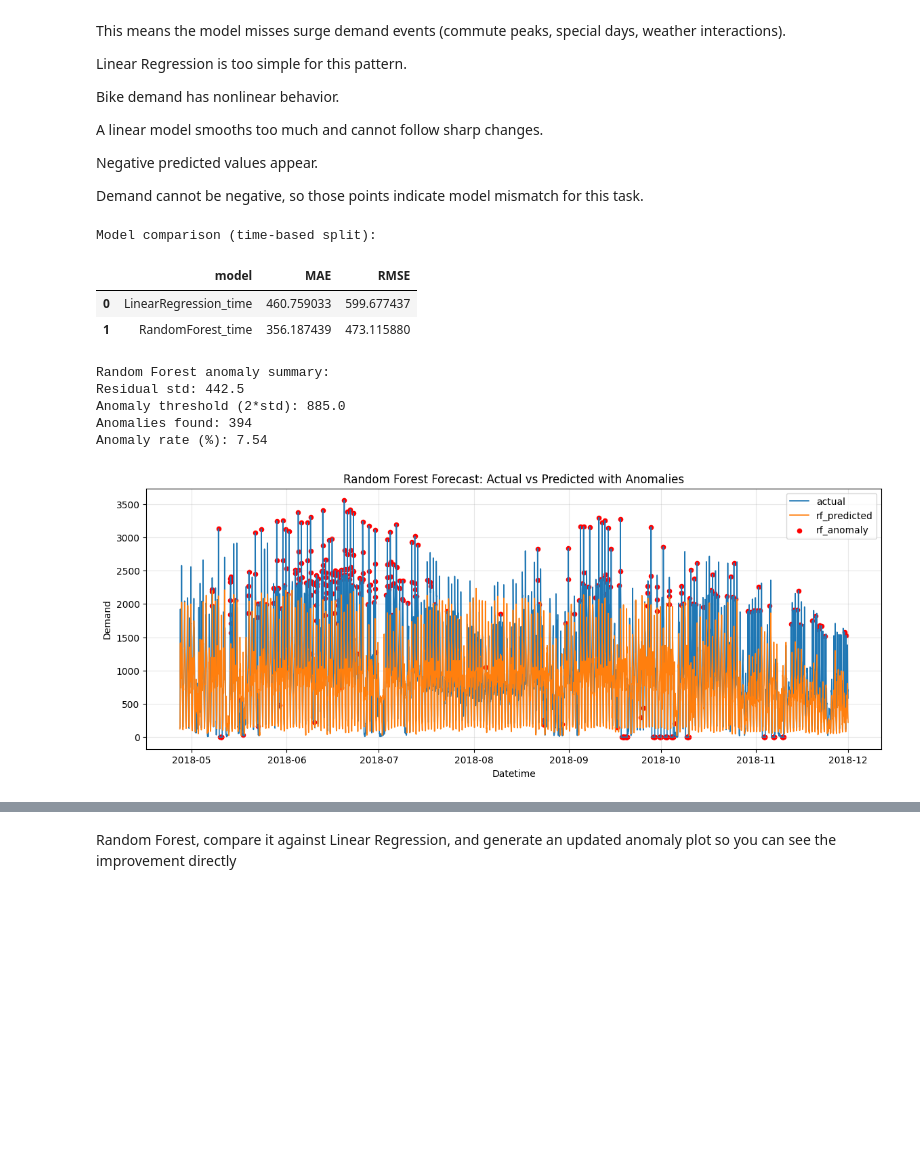
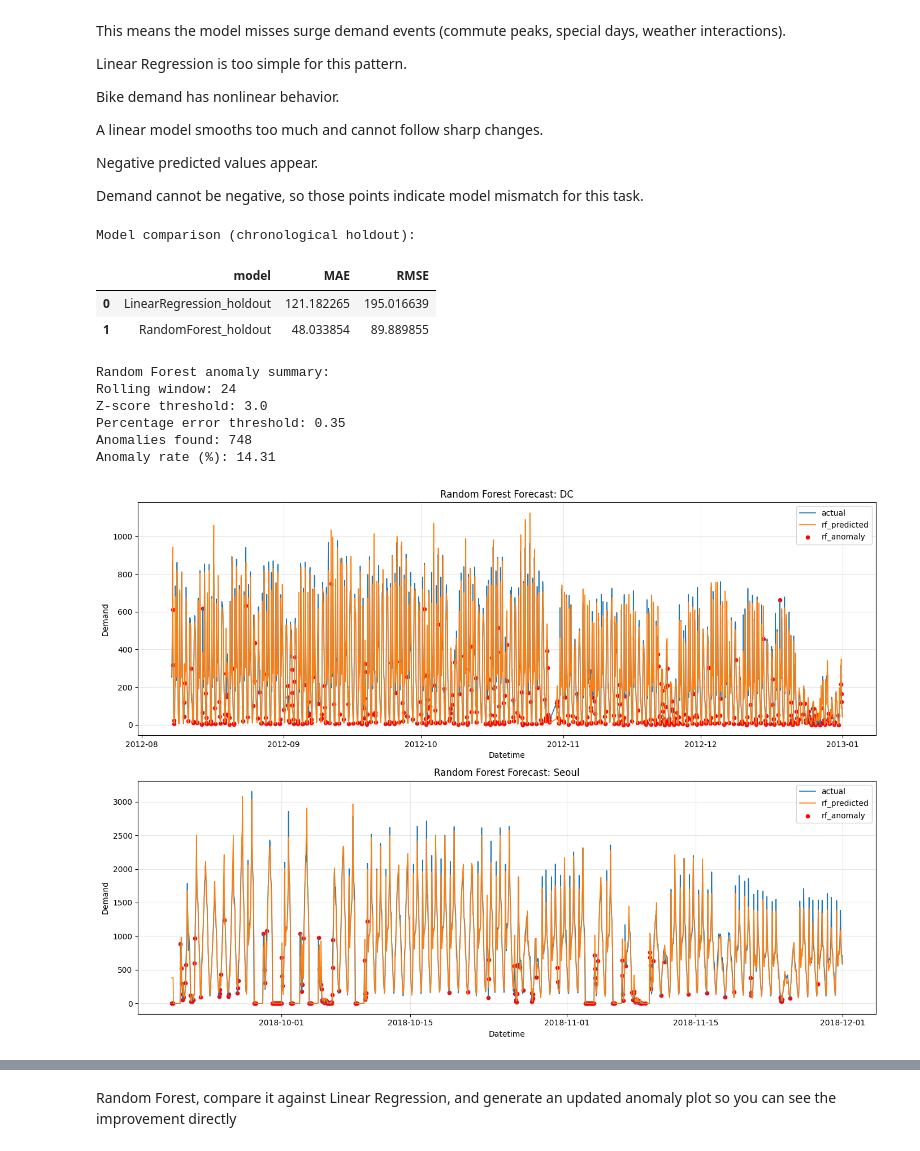
Before and after one commit to clickcafence/Data-Science, a Jupyter notebook: main.ipynb, the cells around one changed output, grey strips where cells are left out. Cells and saved outputs as stored; diff of their text form; code cells hidden in the pictures; blank space fills up the shorter version.

```diff
--- a/main.ipynb
+++ b/main.ipynb
@@ -670,7 +773,7 @@ Demand cannot be negative, so those points indicate model mismatch for this task
 
 from sklearn.ensemble import RandomForestRegressor
 
-# Train on the same time-based split used before
+# Train on the same leakage-free chronological holdout used before.
 rf_model = RandomForestRegressor(
     n_estimators=300,
     max_depth=18,
@@ -688,58 +791,80 @@ rf_mae_t = mean_absolute_error(y_test_t, rf_pred_t)
 rf_rmse_t = mean_squared_error(y_test_t, rf_pred_t) ** 0.5
 
 model_compare_df = pd.DataFrame({
-    "model": ["LinearRegression_time", "RandomForest_time"],
+    "model": ["LinearRegression_holdout", "RandomForest_holdout"],
     "MAE": [mae_t, rf_mae_t],
     "RMSE": [rmse_t, rf_rmse_t],
 })
-print("Model comparison (time-based split):")
+print("Model comparison (chronological holdout):")
 display(model_compare_df)
 
 # Residual anomalies for Random Forest
-rf_eval_df = time_df.iloc[split_idx:].copy()
+rf_eval_df = test_df.sort_values(["city", "datetime"]).reset_index(drop=True).copy()
+if len(rf_eval_df) != len(rf_pred_t):
+    eval_len = min(len(rf_eval_df), len(rf_pred_t))
+    print(f"Length mismatch detected in RF anomaly frame; trimming to {eval_len} rows.")
+    rf_eval_df = rf_eval_df.iloc[:eval_len].copy()
+    rf_pred_t = rf_pred_t[:eval_len]
+
 rf_eval_df["predicted_demand"] = rf_pred_t
 rf_eval_df["residual"] = rf_eval_df["demand"] - rf_eval_df["predicted_demand"]
 rf_eval_df["abs_residual"] = rf_eval_df["residual"].abs()
 
-rf_resid_std = rf_eval_df["residual"].std()
-rf_threshold = 2 * rf_resid_std
-rf_eval_df["is_anomaly"] = rf_eval_df["abs_residual"] > rf_threshold
+rf_eval_df["rolling_mean_demand"] = rf_eval_df["demand"].rolling(window=24, min_periods=6).mean()
+rf_eval_df["rolling_std_demand"] = rf_eval_df["demand"].rolling(window=24, min_periods=6).std()
+rf_eval_df["rolling_std_demand"] = rf_eval_df["rolling_std_demand"].replace(0, np.nan)
+rf_eval_df["rolling_z_score"] = (rf_eval_df["residual"] / rf_eval_df["rolling_std_demand"]).abs()
+rf_eval_df["pct_error"] = (rf_eval_df["abs_residual"] / rf_eval_df["demand"].clip(lower=1)).abs()
+
+rf_z_threshold = 3.0
+rf_pct_threshold = 0.35
+rf_eval_df["is_anomaly"] = (rf_eval_df["rolling_z_score"] > rf_z_threshold) | (rf_eval_df["pct_error"] > rf_pct_threshold)
 
 rf_eval_df["anomaly_type"] = "normal"
 rf_eval_df.loc[(rf_eval_df["is_anomaly"]) & (rf_eval_df["residual"] > 0), "anomaly_type"] = "unexpected_spike"
 rf_eval_df.loc[(rf_eval_df["is_anomaly"]) & (rf_eval_df["residual"] < 0), "anomaly_type"] = "unexpected_drop"
 
 print("\nRandom Forest anomaly summary:")
-print("Residual std:", round(rf_resid_std, 3))
-print("Anomaly threshold (2*std):", round(rf_threshold, 3))
+print("Rolling window:", 24)
+print("Z-score threshold:", rf_z_threshold)
+print("Percentage error threshold:", rf_pct_threshold)
 print("Anomalies found:", int(rf_eval_df["is_anomaly"].sum()))
 print("Anomaly rate (%):", round(100 * rf_eval_df["is_anomaly"].mean(), 2))
 
-# Plot RF actual vs predicted with anomalies
-plt.figure(figsize=(14, 5))
-plt.plot(rf_eval_df["datetime"], rf_eval_df["demand"], label="actual", linewidth=1.2)
-plt.plot(rf_eval_df["datetime"], rf_eval_df["predicted_demand"], label="rf_predicted", linewidth=1.2)
-rf_anoms = rf_eval_df[rf_eval_df["is_anomaly"]]
-plt.scatter(rf_anoms["datetime"], rf_anoms["demand"], color="red", s=20, label="rf_anomaly")
-plt.title("Random Forest Forecast: Actual vs Predicted with Anomalies")
-plt.xlabel("Datetime")
-plt.ylabel("Demand")
-plt.legend()
-plt.grid(alpha=0.3)
+# Plot RF actual vs predicted with anomalies, separately by city so each timeline is readable.
+city_order = [city for city in ["DC", "Seoul"] if city in rf_eval_df["city"].unique()]
+fig, axes = plt.subplots(len(city_order), 1, figsize=(14, 5 * len(city_order)), sharey=False)
+if len(city_order) == 1:
+    axes = [axes]
+
+for axis, city_name in zip(axes, city_order):
+    city_eval = rf_eval_df[rf_eval_df["city"] == city_name].sort_values("datetime")
+    axis.plot(city_eval["datetime"], city_eval["demand"], label="actual", linewidth=1.2)
+    axis.plot(city_eval["datetime"], city_eval["predicted_demand"], label="rf_predicted", linewidth=1.2)
+    city_anoms = city_eval[city_eval["is_anomaly"]]
+    axis.scatter(city_anoms["datetime"], city_anoms["demand"], color="red", s=20, label="rf_anomaly")
+    axis.set_title(f"Random Forest Forecast: {city_name}")
+    axis.set_xlabel("Datetime")
+    axis.set_ylabel("Demand")
+    axis.legend()
+    axis.grid(alpha=0.3)
+
+plt.tight_layout()
 plt.show()
 
 rf_top_anomalies = rf_eval_df.sort_values("abs_residual", ascending=False)[[
-    "datetime", "city", "demand", "predicted_demand", "residual", "anomaly_type"
+    "datetime", "city", "demand", "predicted_demand", "residual", "pct_error", "rolling_z_score", "anomaly_type"
 ]].head(10)
 rf_top_anomalies
 # %% [output]
-Model comparison (time-based split):
+Model comparison (chronological holdout):
 |  | model | MAE | RMSE |
-| 0 | LinearRegression_time | 460.759033 | 599.677437 |
-| 1 | RandomForest_time | 356.187439 | 473.115880 |
+| 0 | LinearRegression_holdout | 121.182265 | 195.016639 |
+| 1 | RandomForest_holdout | 48.033854 | 89.889855 |
 Random Forest anomaly summary:
-Residual std: 442.5
-Anomaly threshold (2*std): 885.0
-Anomalies found: 394
-Anomaly rate (%): 7.54
+Rolling window: 24
+Z-score threshold: 3.0
+Percentage error threshold: 0.35
+Anomalies found: 748
+Anomaly rate (%): 14.31
-[figure, old version]
+[figure, new version]
```
Also changed, not shown: parts of 11 cells of this notebook.
